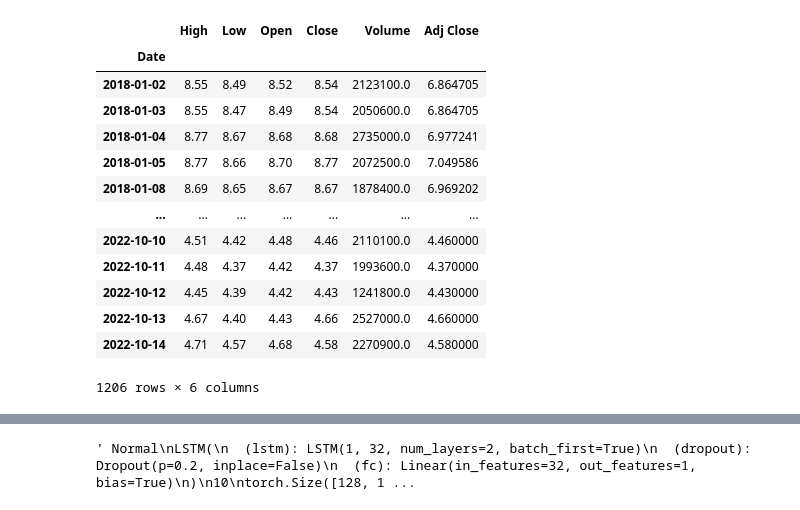
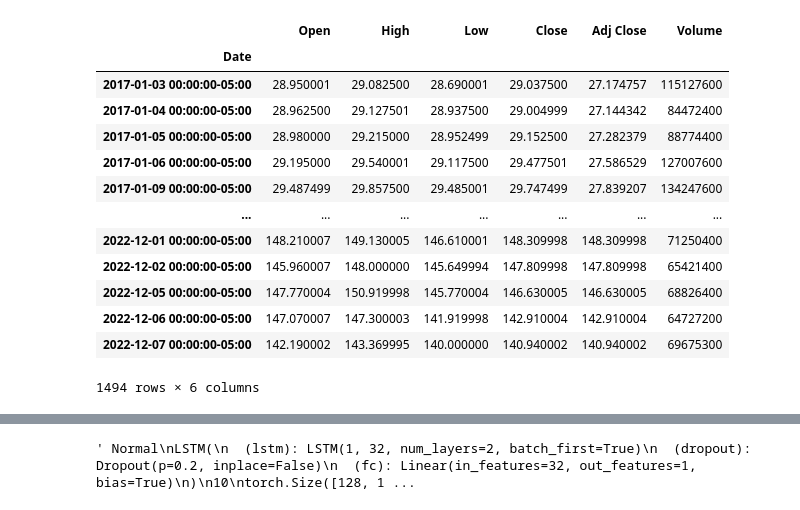
Before and after one commit to SilvioBaratto/stockpy, a Jupyter notebook: notebooks/lstm_model.ipynb, the cells around one changed output, grey strips where cells are left out. Cells and saved outputs as stored; diff of their text form; code cells hidden in the pictures.

```diff
--- a/notebooks/lstm_model.ipynb
+++ b/notebooks/lstm_model.ipynb
@@ -34,25 +28,25 @@ stock/ALLE.csv
 # %%
 from datetime import date
 
 # df_aapl=pd.read_csv("../input/Data/Stocks/ibm.us.txt", parse_dates=True, index_col=0)
-df = pd.read_csv('stock/BBVA.csv', parse_dates=True, index_col=0)
+df = pd.read_csv('../stock/AAPL.csv', parse_dates=True, index_col=0)
 
 df
 # %% [output]
-|  | High | Low | Open | Close | Volume | Adj Close |
+|  | Open | High | Low | Close | Adj Close | Volume |
 | Date |  |  |  |  |  |  |
-| 2018-01-02 | 8.55 | 8.49 | 8.52 | 8.54 | 2123100.0 | 6.864705 |
-| 2018-01-03 | 8.55 | 8.47 | 8.49 | 8.54 | 2050600.0 | 6.864705 |
-| 2018-01-04 | 8.77 | 8.67 | 8.68 | 8.68 | 2735000.0 | 6.977241 |
-| 2018-01-05 | 8.77 | 8.66 | 8.70 | 8.77 | 2072500.0 | 7.049586 |
-| 2018-01-08 | 8.69 | 8.65 | 8.67 | 8.67 | 1878400.0 | 6.969202 |
+| 2017-01-03 00:00:00-05:00 | 28.950001 | 29.082500 | 28.690001 | 29.037500 | 27.174757 | 115127600 |
+| 2017-01-04 00:00:00-05:00 | 28.962500 | 29.127501 | 28.937500 | 29.004999 | 27.144342 | 84472400 |
+| 2017-01-05 00:00:00-05:00 | 28.980000 | 29.215000 | 28.952499 | 29.152500 | 27.282379 | 88774400 |
+| 2017-01-06 00:00:00-05:00 | 29.195000 | 29.540001 | 29.117500 | 29.477501 | 27.586529 | 127007600 |
+| 2017-01-09 00:00:00-05:00 | 29.487499 | 29.857500 | 29.485001 | 29.747499 | 27.839207 | 134247600 |
 | ... | ... | ... | ... | ... | ... | ... |
-| 2022-10-10 | 4.51 | 4.42 | 4.48 | 4.46 | 2110100.0 | 4.460000 |
-| 2022-10-11 | 4.48 | 4.37 | 4.42 | 4.37 | 1993600.0 | 4.370000 |
-| 2022-10-12 | 4.45 | 4.39 | 4.42 | 4.43 | 1241800.0 | 4.430000 |
-| 2022-10-13 | 4.67 | 4.40 | 4.43 | 4.66 | 2527000.0 | 4.660000 |
-| 2022-10-14 | 4.71 | 4.57 | 4.68 | 4.58 | 2270900.0 | 4.580000 |
+| 2022-12-01 00:00:00-05:00 | 148.210007 | 149.130005 | 146.610001 | 148.309998 | 148.309998 | 71250400 |
+| 2022-12-02 00:00:00-05:00 | 145.960007 | 148.000000 | 145.649994 | 147.809998 | 147.809998 | 65421400 |
+| 2022-12-05 00:00:00-05:00 | 147.770004 | 150.919998 | 145.770004 | 146.630005 | 146.630005 | 68826400 |
+| 2022-12-06 00:00:00-05:00 | 147.070007 | 147.300003 | 141.919998 | 142.910004 | 142.910004 | 64727200 |
+| 2022-12-07 00:00:00-05:00 | 142.190002 | 143.369995 | 140.000000 | 140.940002 | 140.940002 | 69675300 |
-1206 rows × 6 columns
+1494 rows × 6 columns
 # %%
 df = df[['Close']]
 # %%
```
Also changed, not shown: parts of 12 cells of this notebook, 15 other files.
